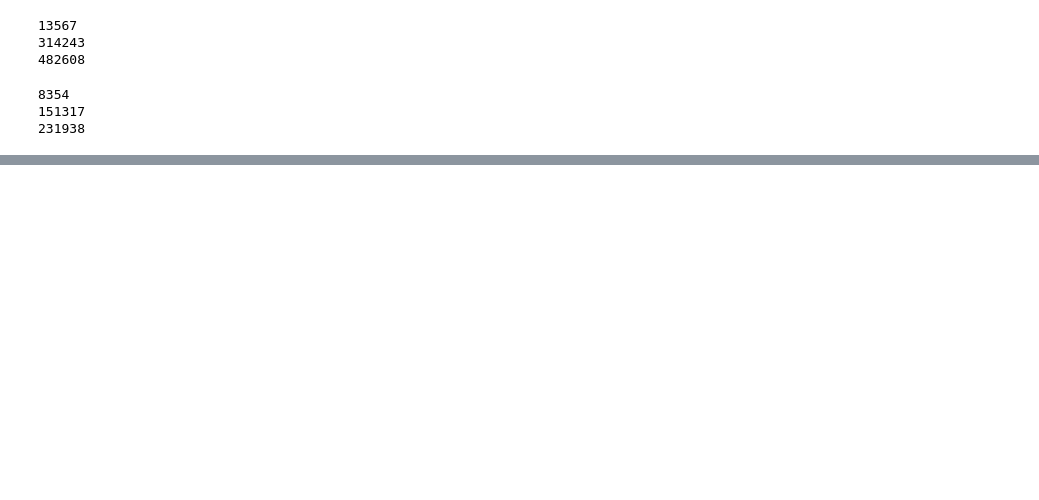
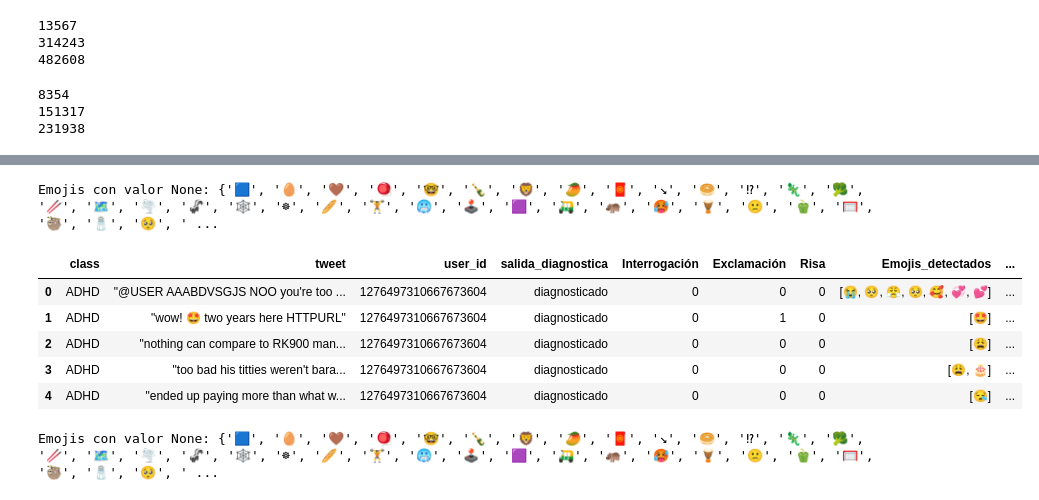
Before and after one commit to 4GeeksAcademy/Proyecto_Final_Prueba, a Jupyter notebook: Símbolos_risas.ipynb, the cells around one changed output, grey strips where cells are left out. Cells and saved outputs as stored; diff of their text form; code cells hidden in the pictures; blank space fills up the shorter version.

```diff
--- a/Símbolos_risas.ipynb
+++ b/Símbolos_risas.ipynb
@@ -139,0 +116,72 @@ pd.set_option('display.max_colwidth', None)
+# %%
+emojis_con_valor_none = []
+# Iterar sobre cada fila de la columna
+for row in df['Emojis_Sentimentscore']:
+    # Iterar sobre cada tupla de emoji y su valor de sentimiento en la fila
+    for emoji, sentiment_score in row:
+        # Verificar si el valor de sentimiento es None
+        if sentiment_score is None:
+            # Agregar el emoji a la lista si su valor de sentimiento es None
+            emojis_con_valor_none.append(emoji)
+
+# Convertir la lista a un conjunto para eliminar duplicados
+emojis_con_valor_none = set(emojis_con_valor_none)
+
+print("Emojis con valor None:", emojis_con_valor_none)
+# %% [output]
+Emojis con valor None: {'🟦', '🥚', '🤎', '🪀', '🤓', '🍾', '🦁', '🥭', '🧧', '↘', '🥯', '⁉', '🦎', '🥦', '🥢', '🗺', '🌪', '🦨', '🕸', '☸', '🥖', '🏋', '🥶', '🕹', '🟪', '🛺', '🦛', '🥵', '🪘', '🙁', '🫑', '🥅', '🦥', '🧂', '🥺', ' ...
+# %%
+def filtrar_emojis(emojis_lista, emojis_a_eliminar):
+    return [emoji for emoji, _ in emojis_lista if emoji not in emojis_a_eliminar]
+
+# Aplicar la función de filtrado para cada fila y crear la nueva columna
+df['Emojis_filtrados'] = df['Emojis_Sentimentscore'].apply(lambda x: filtrar_emojis(x, emojis_con_valor_none))
+# %%
+def extract_emoji_sentiment_scores(tweet):
+    # Obtener los emojis y sus puntajes de sentimiento del tweet
+    emoji_sentiment_data = get_emoji_sentiment_rank_multiple(tweet)
+
+    # Inicializar una lista para almacenar los puntajes de sentimiento de los emojis
+    emoji_sentiment_scores = []
+
+    # Extraer los puntajes de sentimiento de los emojis y agregarlos a la lista
+    for emoji_data in emoji_sentiment_data:
+        emoji_score = emoji_data['emoji_sentiment_rank']['sentiment_score']
+        emoji_sentiment_scores.append(emoji_score)
+
+    return emoji_sentiment_scores
+
+# Aplicar la función a la columna de tweets
+df['Sentiment_score_filtrado'] = df['tweet'].apply(extract_emoji_sentiment_scores)
+# %%
+df['Numero_emojis_por_tweet'] = df['Emojis_detectados'].apply(len)
+# %%
+df['Uso_de_emojis'] = df['Emojis_detectados'].apply(lambda x: 1 if x else 0)
+# %%
+df.head()
+# %% [output]
+|  | class | tweet | user_id | salida_diagnostica | Interrogación | Exclamación | Risa | Emojis_detectados | ... |
+| 0 | ADHD | "@USER AAABDVSGJS NOO you're too ... | 1276497310667673604 | diagnosticado | 0 | 0 | 0 | [😭, 🥺, 😤, 🥺, 🥰, 💞, 💕] | ... |
+| 1 | ADHD | "wow! 🤩 two years here HTTPURL" | 1276497310667673604 | diagnosticado | 0 | 1 | 0 | [🤩] | ... |
+| 2 | ADHD | "nothing can compare to RK900 man... | 1276497310667673604 | diagnosticado | 0 | 0 | 0 | [😩] | ... |
+| 3 | ADHD | "too bad his titties weren't bara... | 1276497310667673604 | diagnosticado | 0 | 0 | 0 | [😩, 🎂] | ... |
+| 4 | ADHD | "ended up paying more than what w... | 1276497310667673604 | diagnosticado | 0 | 0 | 0 | [😪] | ... |
+# %%
+'''
+emojis_con_valor_none = []
+# Iterar sobre cada fila de la columna
+for row in df['Emojis_Sentimentscore']:
+    # Iterar sobre cada tupla de emoji y su valor de sentimiento en la fila
+    for emoji, sentiment_score in row:
+        # Verificar si el valor de sentimiento es None
+        if sentiment_score is None:
+            # Agregar el emoji a la lista si su valor de sentimiento es None
+            emojis_con_valor_none.append(emoji)
+
+# Convertir la lista a un conjunto para eliminar duplicados
+emojis_con_valor_none = set(emojis_con_valor_none)
+
+print("Emojis con valor None:", emojis_con_valor_none)
+'''
+# %% [output]
+Emojis con valor None: {'🟦', '🥚', '🤎', '🪀', '🤓', '🍾', '🦁', '🥭', '🧧', '↘', '🥯', '⁉', '🦎', '🥦', '🥢', '🗺', '🌪', '🦨', '🕸', '☸', '🥖', '🏋', '🥶', '🕹', '🟪', '🛺', '🦛', '🥵', '🪘', '🙁', '🫑', '🥅', '🦥', '🧂', '🥺', ' ...
```
Also changed, not shown: parts of 18 cells of this notebook, 1 other file.
